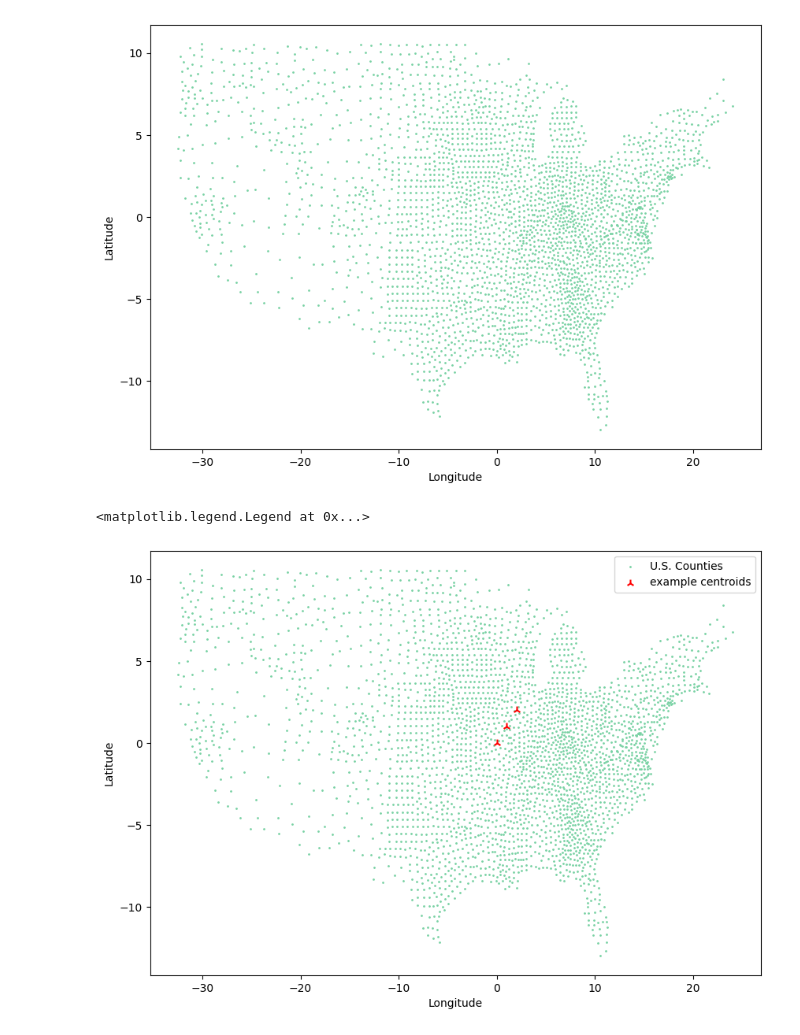
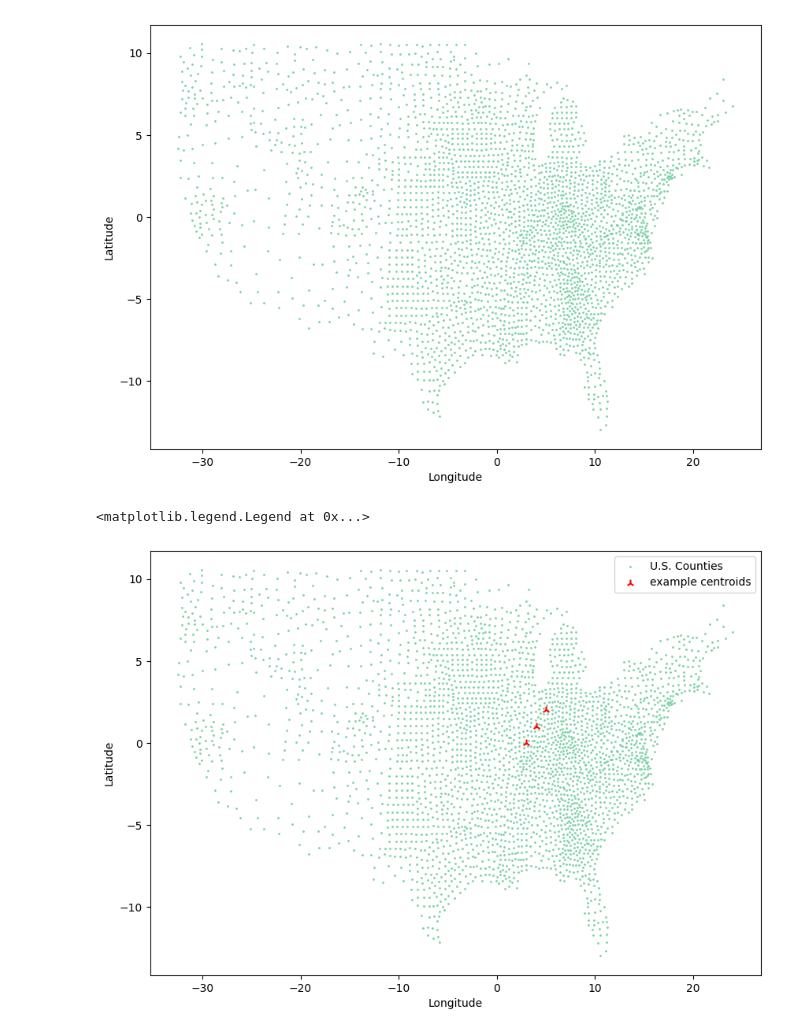
Before and after one commit to Tyrowo/county-population-clustering, a Jupyter notebook: K-Means Clustering.ipynb, the cells around one changed output. Saved outputs shown, nothing was run; the diff lists cells and outputs as text; code cells hidden in the pictures.

```diff
--- a/K-Means Clustering.ipynb
+++ b/K-Means Clustering.ipynb
@@ -156,11 +156,18 @@ county data:  tensor([[-26.5661,  -3.9594],
 [figure]
 # %%
 x = [0, 1, 2]
-y = [0, 1, 2]
+y = [3, 4, 5]
 draw_counties()
-plt.scatter(x, y, c='r', s=50, marker='2', label='example centroids')
+plot2 = plt.scatter(x, y, c='r', s=50, marker='2', label='example centroids')
+plot3 = plt.scatter(y, x, c='r', s=50, marker='2', label='example centroids')
+plt.legend()
+
+plot2.remove()
+del plot2
 plt.legend()
 # just an example of checking to see how our centroids will look over top of the county data
+# with an example testing how the clf function works
+# using remove and del instead
 # %% [output]
 <matplotlib.legend.Legend at 0x...>
-[figure, old version]
+[figure, new version]
```
Also changed, not shown: parts of 6 cells of this notebook.
